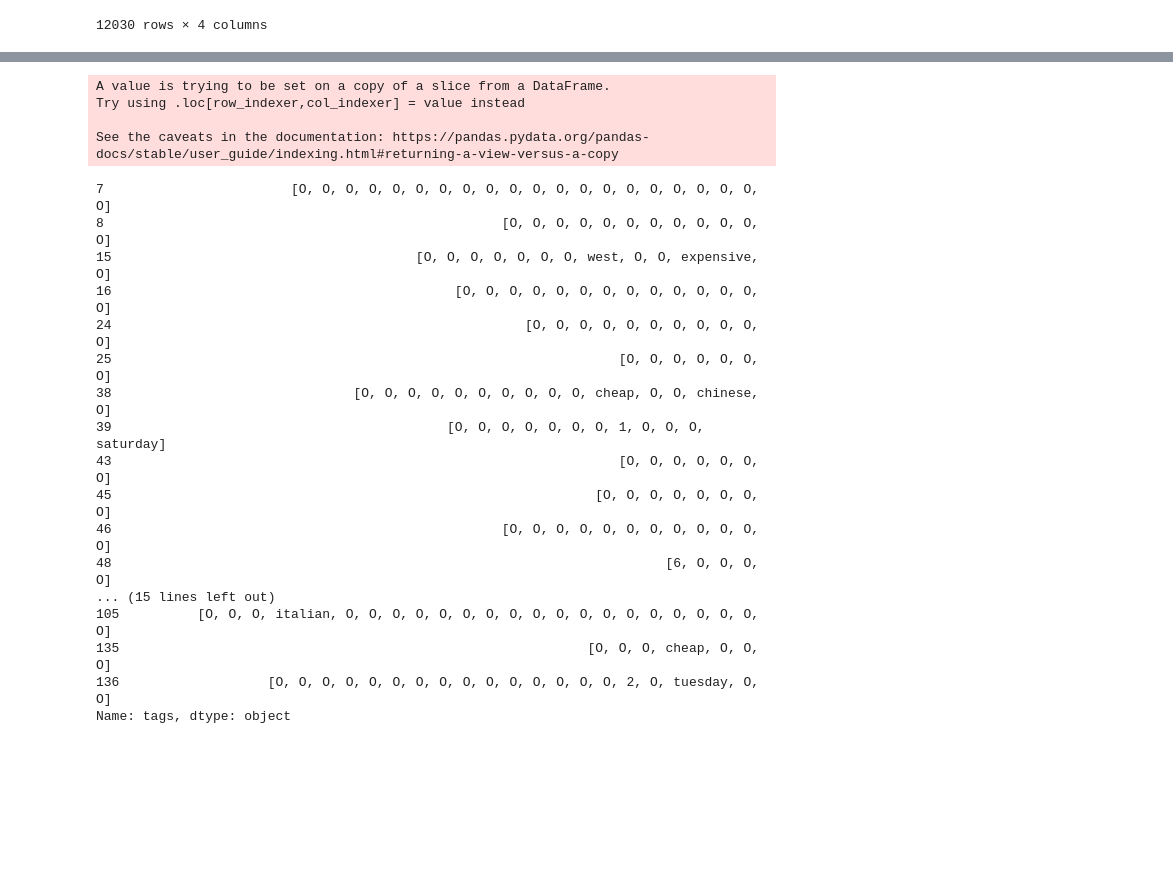
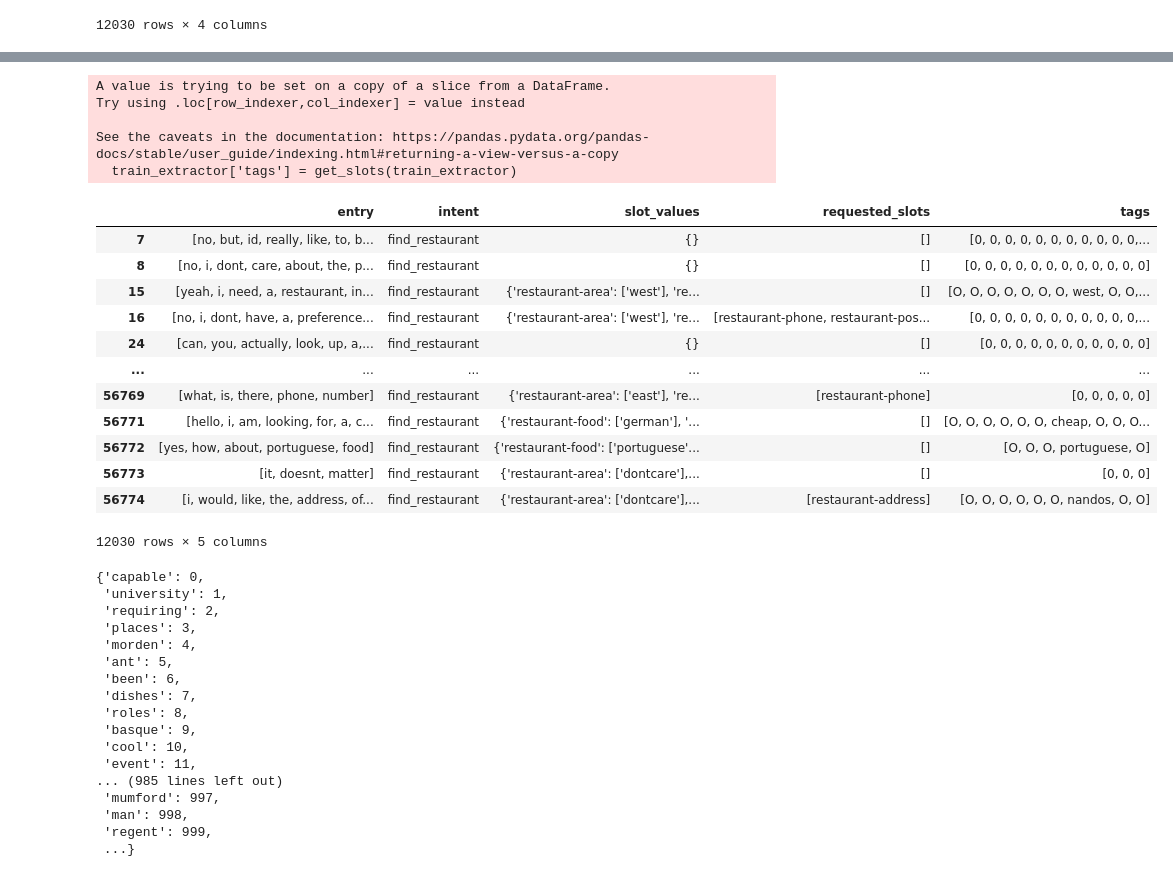
Before and after one commit to aaavalenca/PLN, a Jupyter notebook: Projeto_PLN.ipynb, the cells around one changed output, grey strips where cells are left out. Drawn from its saved outputs; the diff is of its cells as text; code cells hidden in the pictures; blank space fills up the shorter version.

```diff
--- a/Projeto_PLN.ipynb
+++ b/Projeto_PLN.ipynb
@@ -483,6 +496,10 @@ def get_slots(te):
         if w == row['slot_values'][j][0]:
           ap = w
       t.append(ap)
+
+    if all(elem == 'O' for elem in t):
+        t = ['0' for e in t]
+
     tags.append(t)
 
   return tags
@@ -493,23 +510,20 @@ A value is trying to be set on a copy of a slice from a DataFrame.
 Try using .loc[row_indexer,col_indexer] = value instead
 
 See the caveats in the documentation: https://pandas.pydata.org/pandas-docs/stable/user_guide/indexing.html#returning-a-view-versus-a-copy
+  train_extractor['tags'] = get_slots(train_extractor)
 # %%
-train_extractor.head(30)
+train_extractor
 # %% [output]
+|  | entry | intent | slot_values | requested_slots | tags |
+| 7 | [no, but, id, really, like, to, b... | find_restaurant | {} | [] | [0, 0, 0, 0, 0, 0, 0, 0, 0, 0, 0,... |
+| 8 | [no, i, dont, care, about, the, p... | find_restaurant | {} | [] | [0, 0, 0, 0, 0, 0, 0, 0, 0, 0, 0, 0] |
+| 15 | [yeah, i, need, a, restaurant, in... | find_restaurant | {'restaurant-area': ['west'], 're... | [] | [O, O, O, O, O, O, O, west, O, O,... |
+| 16 | [no, i, dont, have, a, preference... | find_restaurant | {'restaurant-area': ['west'], 're... | [restaurant-phone, restaurant-pos... | [0, 0, 0, 0, 0, 0, 0, 0, 0, 0, 0,... |
+| 24 | [can, you, actually, look, up, a,... | find_restaurant | {} | [] | [0, 0, 0, 0, 0, 0, 0, 0, 0, 0, 0] |
+| ... | ... | ... | ... | ... | ... |
+| 56769 | [what, is, there, phone, number] | find_restaurant | {'restaurant-area': ['east'], 're... | [restaurant-phone] | [0, 0, 0, 0, 0] |
+| 56771 | [hello, i, am, looking, for, a, c... | find_restaurant | {'restaurant-food': ['german'], '... | [] | [O, O, O, O, O, O, cheap, O, O, O... |
+| 56772 | [yes, how, about, portuguese, food] | find_restaurant | {'restaurant-food': ['portuguese'... | [] | [O, O, O, portuguese, O] |
+| 56773 | [it, doesnt, matter] | find_restaurant | {'restaurant-area': ['dontcare'],... | [] | [0, 0, 0] |
+| 56774 | [i, would, like, the, address, of... | find_restaurant | {'restaurant-area': ['dontcare'],... | [restaurant-address] | [O, O, O, O, O, O, nandos, O, O] |
-7                        [O, O, O, O, O, O, O, O, O, O, O, O, O, O, O, O, O, O, O, O, O]
-8                                                   [O, O, O, O, O, O, O, O, O, O, O, O]
-15                                       [O, O, O, O, O, O, O, west, O, O, expensive, O]
-16                                            [O, O, O, O, O, O, O, O, O, O, O, O, O, O]
-24                                                     [O, O, O, O, O, O, O, O, O, O, O]
-25                                                                 [O, O, O, O, O, O, O]
-38                               [O, O, O, O, O, O, O, O, O, O, cheap, O, O, chinese, O]
-39                                           [O, O, O, O, O, O, O, 1, O, O, O, saturday]
-43                                                                 [O, O, O, O, O, O, O]
-45                                                              [O, O, O, O, O, O, O, O]
-46                                                  [O, O, O, O, O, O, O, O, O, O, O, O]
-48                                                                       [6, O, O, O, O]
-... (15 lines left out)
-105          [O, O, O, italian, O, O, O, O, O, O, O, O, O, O, O, O, O, O, O, O, O, O, O]
-135                                                            [O, O, O, cheap, O, O, O]
-136                   [O, O, O, O, O, O, O, O, O, O, O, O, O, O, O, 2, O, tuesday, O, O]
-Name: tags, dtype: object
+12030 rows × 5 columns
@@ -515,0 +550,20 @@ Name: tags, dtype: object
+# %%
+token2idx
+# %% [output]
+{'capable': 0,
+ 'university': 1,
+ 'requiring': 2,
+ 'places': 3,
+ 'morden': 4,
+ 'ant': 5,
+ 'been': 6,
+ 'dishes': 7,
+ 'roles': 8,
+ 'basque': 9,
+ 'cool': 10,
+ 'event': 11,
+... (985 lines left out)
+ 'mumford': 997,
+ 'man': 998,
+ 'regent': 999,
+ ...}
```
Also changed, not shown: parts of 10 cells of this notebook.
